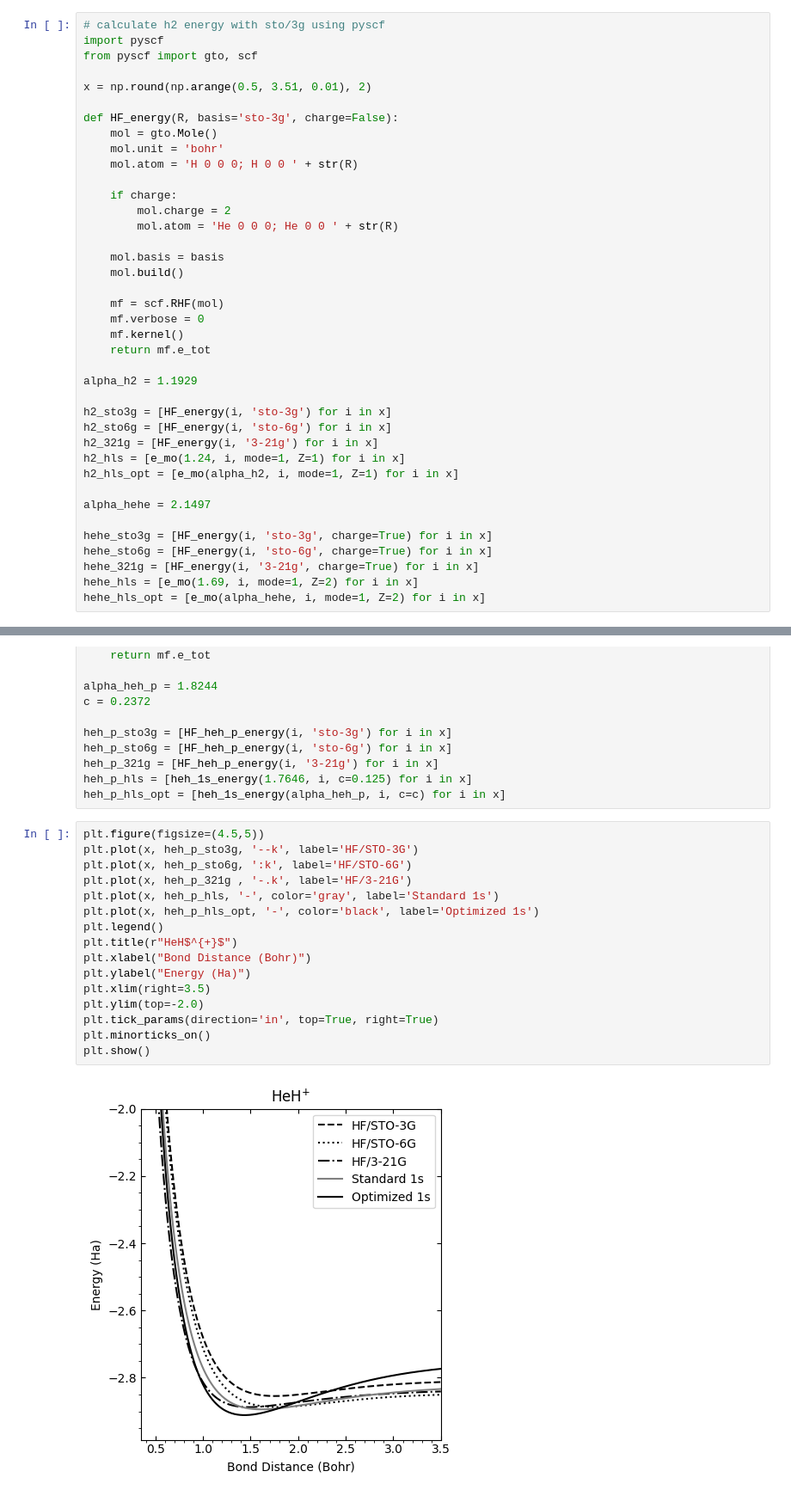
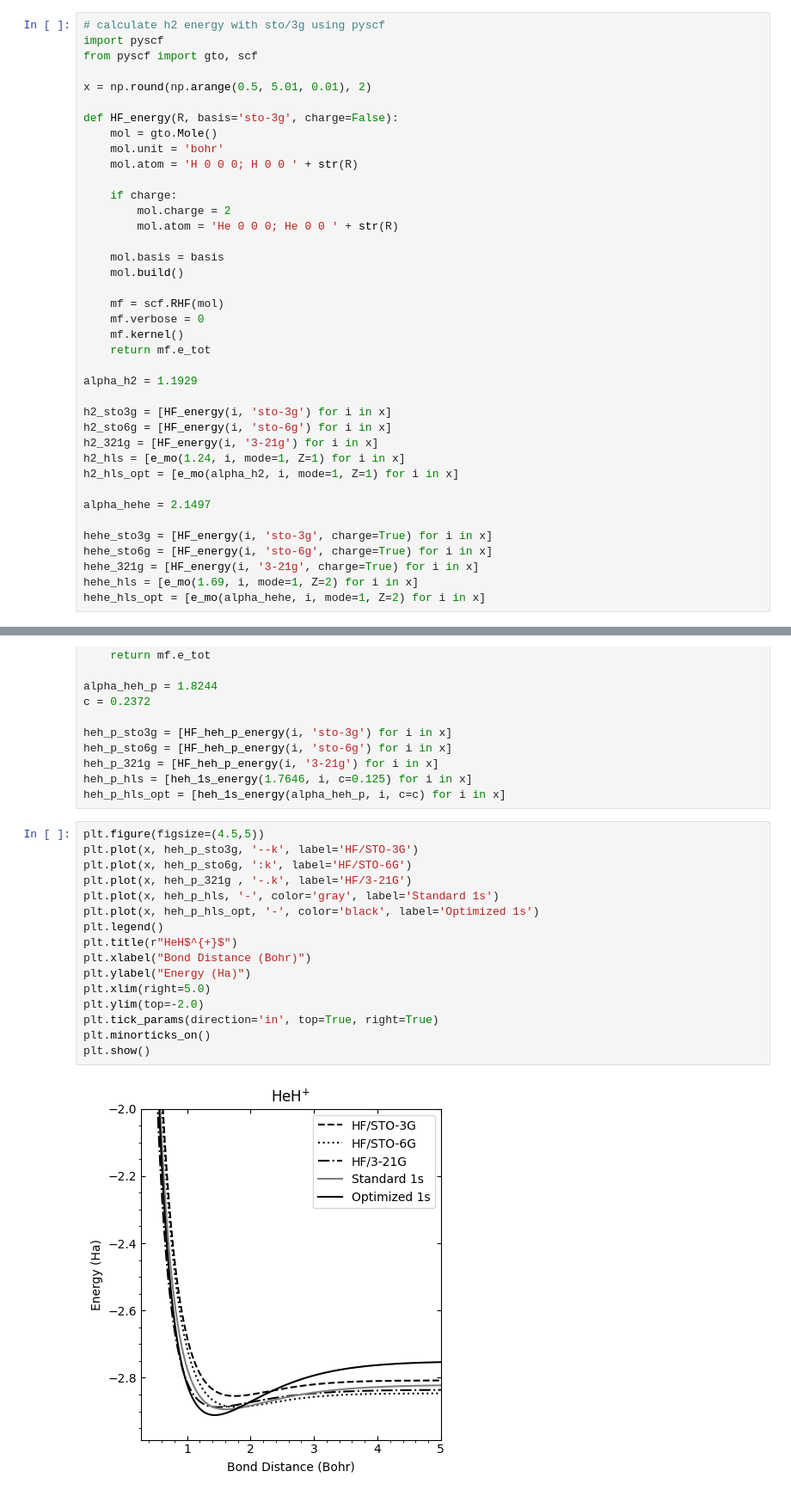
Before and after one commit to achmadj/1s_STO_diatomic, a Jupyter notebook: Final_Calculation.ipynb, the cells around one changed output, grey strips where cells are left out. Shown at 86% size. Saved outputs shown, nothing was run; the diff lists cells and outputs as text.

```diff
--- a/Final_Calculation.ipynb
+++ b/Final_Calculation.ipynb
@@ -92,7 +92,7 @@ def e_mo(alpha, R, mode, Z=1):
 import pyscf
 from pyscf import gto, scf
 
-x = np.round(np.arange(0.5, 3.51, 0.01), 2)
+x = np.round(np.arange(0.5, 5.01, 0.01), 2)
 
 def HF_energy(R, basis='sto-3g', charge=False):
     mol = gto.Mole()
@@ -218,18 +218,18 @@ heh_p_hls_opt = [heh_1s_energy(alpha_heh_p, i, c=c) for i in x]
 # %%
 plt.figure(figsize=(4.5,5))
 plt.plot(x, heh_p_sto3g, '--k', label='HF/STO-3G')
 plt.plot(x, heh_p_sto6g, ':k', label='HF/STO-6G')
 plt.plot(x, heh_p_321g , '-.k', label='HF/3-21G')
 plt.plot(x, heh_p_hls, '-', color='gray', label='Standard 1s')
 plt.plot(x, heh_p_hls_opt, '-', color='black', label='Optimized 1s')
 plt.legend()
 plt.title(r"HeH$^{+}$")
 plt.xlabel("Bond Distance (Bohr)")
 plt.ylabel("Energy (Ha)")
-plt.xlim(right=3.5)
+plt.xlim(right=5.0)
 plt.ylim(top=-2.0)
 plt.tick_params(direction='in', top=True, right=True)
 plt.minorticks_on()
 plt.show()
 # %% [output]
-[figure, old version]
+[figure, new version]
```
Also changed, not shown: parts of 2 cells of this notebook.
